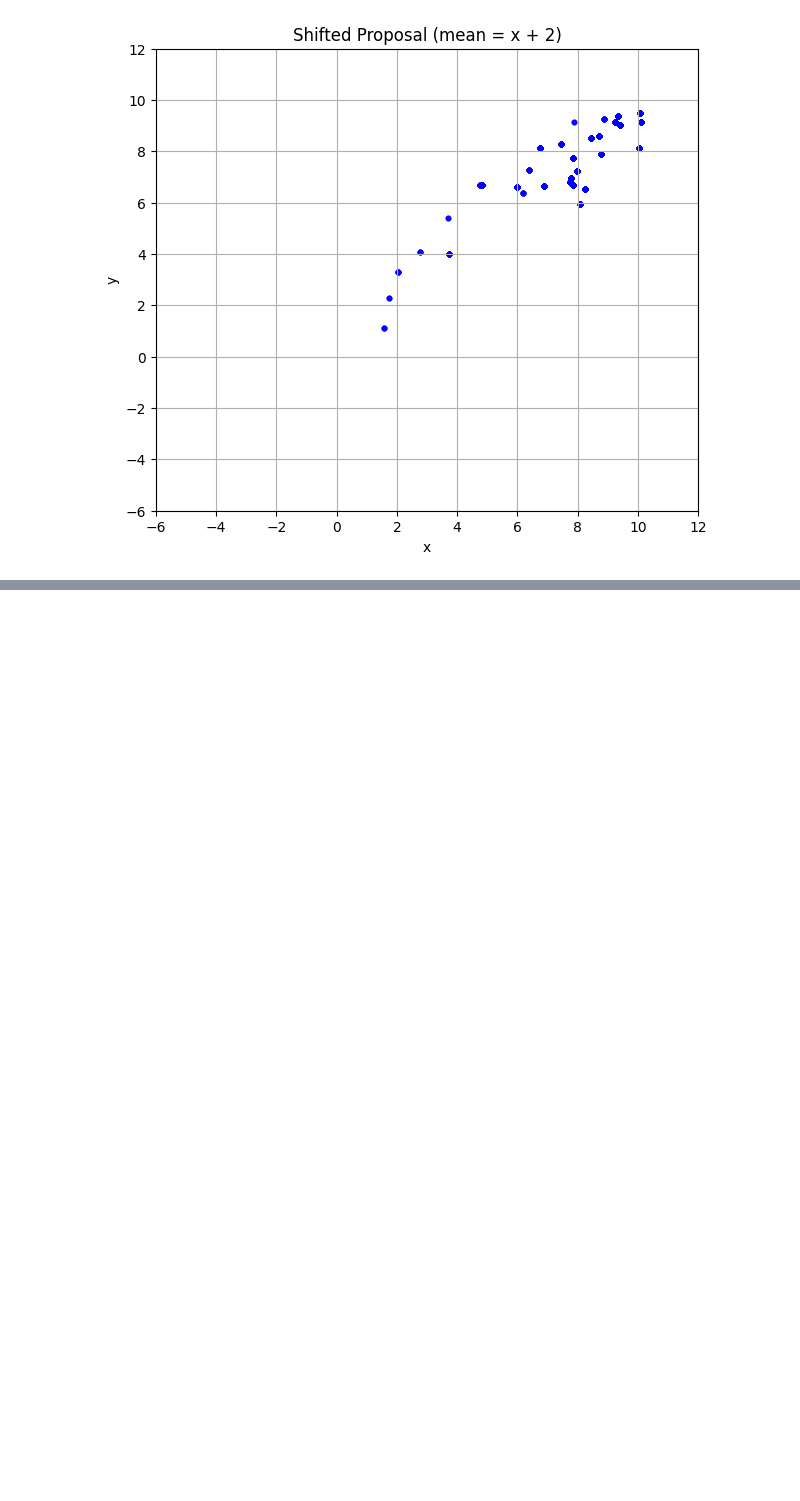
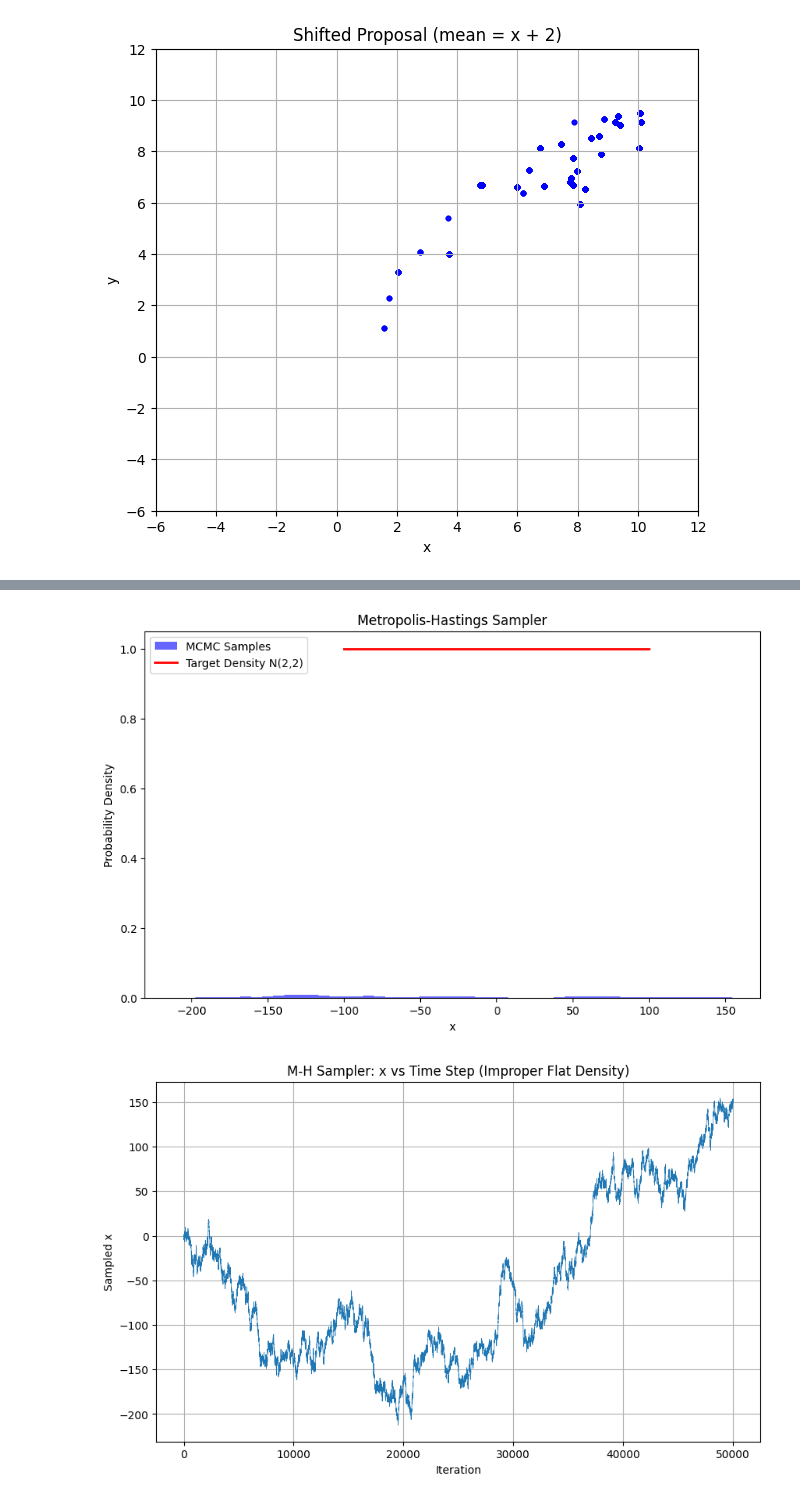
Before and after one commit to GJ-007-sage/KSP---GRBs, a Jupyter notebook: MH_MCMC_Sampler.ipynb, the cells around one changed output, grey strips where cells are left out. Saved outputs shown, nothing was run; the diff lists cells and outputs as text; code cells hidden in the pictures; blank space fills up the shorter version.

```diff
--- a/MH_MCMC_Sampler.ipynb
+++ b/MH_MCMC_Sampler.ipynb
@@ -649,0 +751,31 @@ plt.show()
+# %%
+# Parameters
+num_samples = 50000
+initial_x = 0
+
+# Run sampler
+samples = metropolis_hastings(num_samples, initial_x)
+
+#plot the final graph
+plt.figure(figsize=(10, 6))
+plt.hist(samples, bins=50, density=True, alpha=0.6, color='b', label='MCMC Samples')
+plt.plot(x_vals, true_pdf, 'r-', linewidth=2, label='Target Density N(2,2)')
+plt.xlabel('x')
+plt.ylabel('Probability Density')
+plt.title('Metropolis-Hastings Sampler')
+plt.legend()
+plt.show()
+
+import matplotlib.pyplot as plt
+
+# Plot x as a function of time step
+plt.figure(figsize=(10, 6))
+plt.plot(samples, lw=0.5)
+plt.xlabel('Iteration')
+plt.ylabel('Sampled x')
+plt.title('M-H Sampler: x vs Time Step (Improper Flat Density)')
+plt.grid(True)
+plt.show()
+# %% [output]
+[figure, added]
+[figure, added]
```
Also changed, not shown: parts of 13 cells of this notebook.
